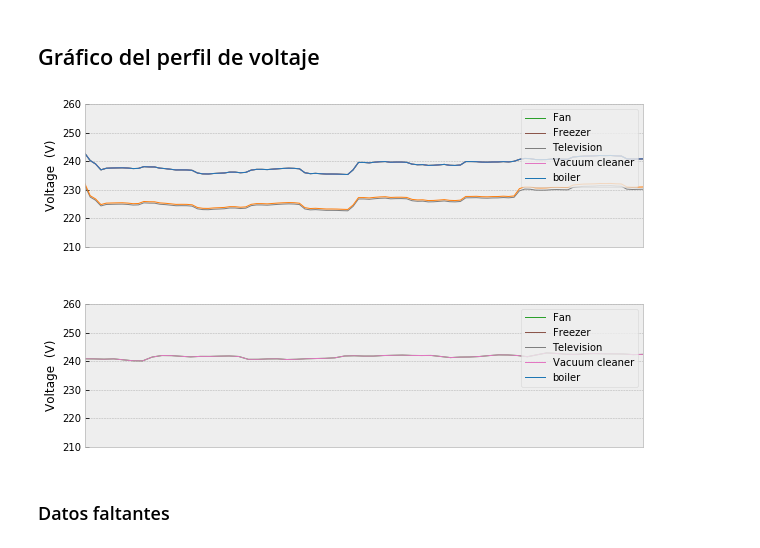
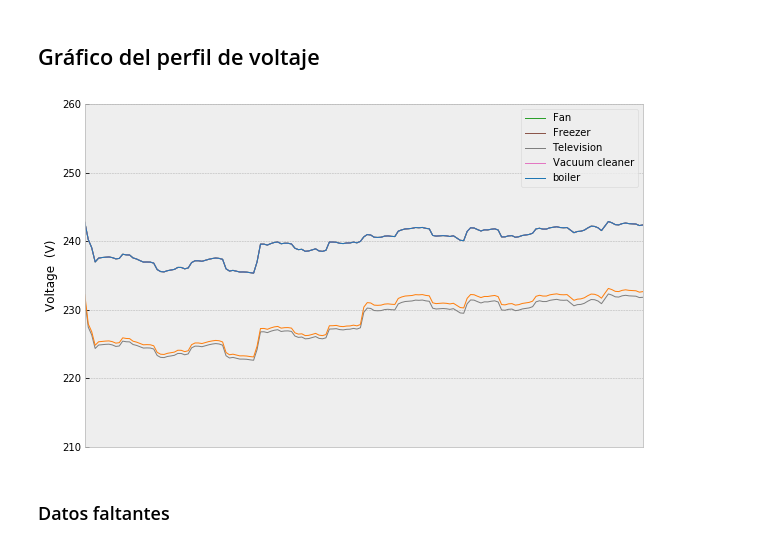
Before and after one commit to crn565/ozm_v2, a Jupyter notebook: 3.- ANALISIS Y ESTADISTICAS.ipynb, the cells around one changed output. Saved outputs shown, nothing was run; the diff lists cells and outputs as text; code cells hidden in the pictures.

```diff
--- a/3.- ANALISIS Y ESTADISTICAS.ipynb
+++ b/3.- ANALISIS Y ESTADISTICAS.ipynb
@@ -35,7 +37,7 @@ print(Meters)
 
 
 #etiquetas eje x en algunos graficos
-days = ['2022-02-02 10:16:00+01:00',  '2021-02-02 12:58:00+01:00' ]
+days = [  '2022-02-02 00:00:00+01:00','2022-02-03 00:00:00+01:00' ]
 
 colors_1 = ['tab:red','tab:brown','tab:gray','tab:pink','tab:blue','tab:orange','tab:green']
 colors_2 = [colors_1[0]]+colors_1[4:]
@@ -92,5 +94,5 @@ Un gráfico similar de la relación entre la señal agregada y la suma de las me
 # %%
-rcParams['figure.figsize'] = (10, 6)
+rcParams['figure.figsize'] = (10, 7)
 
 t0 = '2022-02-02 10:16:00+01:00'
 t1 = '2022-02-02 12:58:00+01:00'
@@ -104,7 +106,7 @@ df_2.plot(ax=ax1, color=colors_1[0], ls='--')
 
 #etiquetas
 ax1.legend(list(Meters.values())[4:10]+[list(Meters.values())[0]])
-ax1.set_xticklabels(['1','2','3','4','5','6','7','8'])
+ax1.set_xticklabels(['10:15','10:30','10:45','11:00','11:30','12:30','13:00'])
 ax1.set(ylim=(-100,4100))
 ax1.set(ylabel='Power (W)')
 #guarda gráfico
@@ -164,58 +166,36 @@ V1=next(elec[1].load(sample_period=60))['voltage']
 V2=next(elec[2].load(sample_period=60))['voltage']
 V3=next(elec[3].load(sample_period=60))['voltage']
 V4=next(elec[4].load(sample_period=60))['voltage']
 V5=next(elec[5].load(sample_period=60))['voltage']
 V6=next(elec[6].load(sample_period=60))['voltage']
 
 
 
-fig, (ax1, ax2) = plt.subplots(2, 1, gridspec_kw={'hspace': 0.4})
+fig, (ax1) = plt.subplots(1, 1, gridspec_kw={'hspace': 0.4})
 
 ta = '2022-02-02 10:16:00+01:00'
-tb = '2022-02-02 12:00:00+01:00'
+tb = '2022-02-02 13:30:00+01:00'
 
 V1[ta:tb].plot(ax=ax1, c='tab:green', lw=1)
 V2[ta:tb].plot(ax=ax1, c='tab:brown', lw=1)
 V3[ta:tb].plot(ax=ax1, c='tab:gray', lw=1)
 V4[ta:tb].plot(ax=ax1, c='tab:pink', lw=1)
 V5[ta:tb].plot(ax=ax1, c='tab:blue', lw=1)
 V6[ta:tb].plot(ax=ax1, c='tab:orange', lw=1)
 #V7[ta:tb].plot(ax=ax1, c='tab:green', lw=1)
 
-
-tc = '2022-02-02 12:00:00+01:00'
-td = '2022-02-02 12:58:00+01:00'
-
-V1[tc:td].plot(ax=ax2, c='tab:green', lw=1)
-V2[td:td].plot(ax=ax2, c='tab:brown', lw=1)
-V3[td:td].plot(ax=ax2, c='tab:gray', lw=1)
-V4[tc:td].plot(ax=ax2, c='tab:pink', lw=1)
-V5[td:td].plot(ax=ax2, c='tab:blue', lw=1)
-V6[td:td].plot(ax=ax2, c='tab:orange', lw=1)
-#V7[td:td].plot(ax=ax2, c='tab:green', lw=1)
-
-
-
 ax1.legend(list(Meters.values())[1:8], loc='upper right')
-ax2.legend(list(Meters.values())[1:8], loc='upper right')
-
 ax1.set(ylim=(210,260))
-ax2.set(ylim=(210,260))
-
 ax1.set(ylabel='Voltage  (V)')
-ax2.set(ylabel='Voltage  (V)')
-
-
 ax1.set(xticks=days[1:])
-ax2.set(xticks=days[2:])
 
 
 #guarda gráfico
 plt.savefig('./data/images/2.8_voltage_profile.svg', bbox_inches='tight', transparent=True)
 plt.show()
 pass
 # %% [output]
-[figure, old version]
+[figure, new version]
 # %% [markdown]
 ### Datos faltantes
 # %% [markdown]
```
Also changed, not shown: parts of 14 cells of this notebook, 6 other files.
